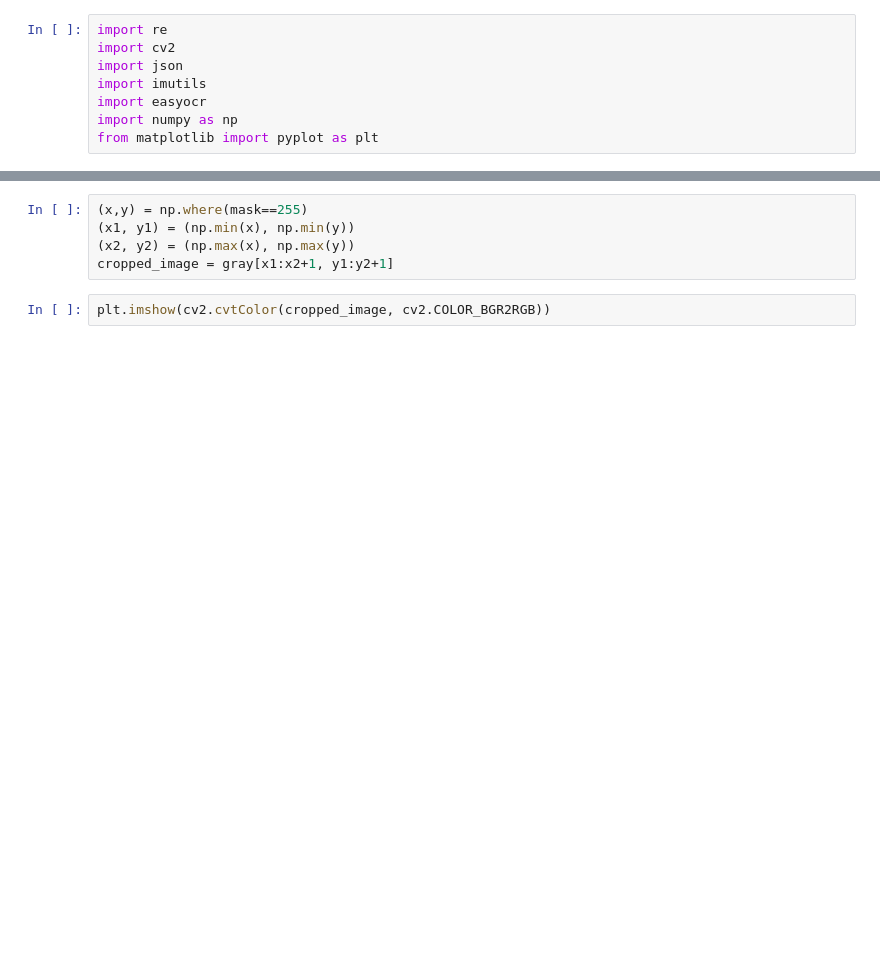
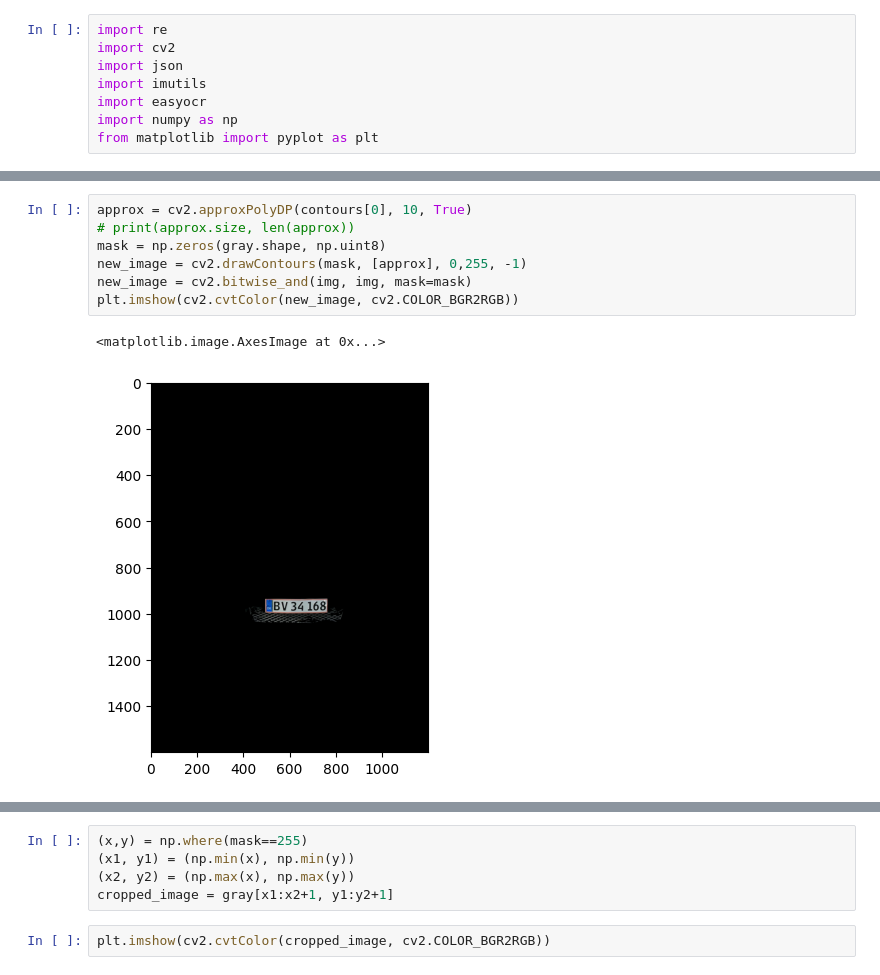
Before and after one commit to minilange/parkerings-projekt, a Jupyter notebook: backend/licenseplate_reg.ipynb, the cells around one changed output, grey strips where cells are left out. Cells and saved outputs as stored; diff of their text form; blank space fills up the shorter version.

```diff
--- a/backend/licenseplate_reg.ipynb
+++ b/backend/licenseplate_reg.ipynb
@@ -44,3 +74,13 @@ print(location)
+# %%
+approx = cv2.approxPolyDP(contours[0], 10, True)
+# print(approx.size, len(approx))
+mask = np.zeros(gray.shape, np.uint8)
+new_image = cv2.drawContours(mask, [approx], 0,255, -1)
+new_image = cv2.bitwise_and(img, img, mask=mask)
+plt.imshow(cv2.cvtColor(new_image, cv2.COLOR_BGR2RGB))
+# %% [output]
+<matplotlib.image.AxesImage at 0x...>
+[figure, added]
 # %%
 fig = plt.figure(figsize=(32, 32))
 for i, contour in enumerate(contours):
```
Also changed, not shown: parts of 18 cells of this notebook, 9 other files.
